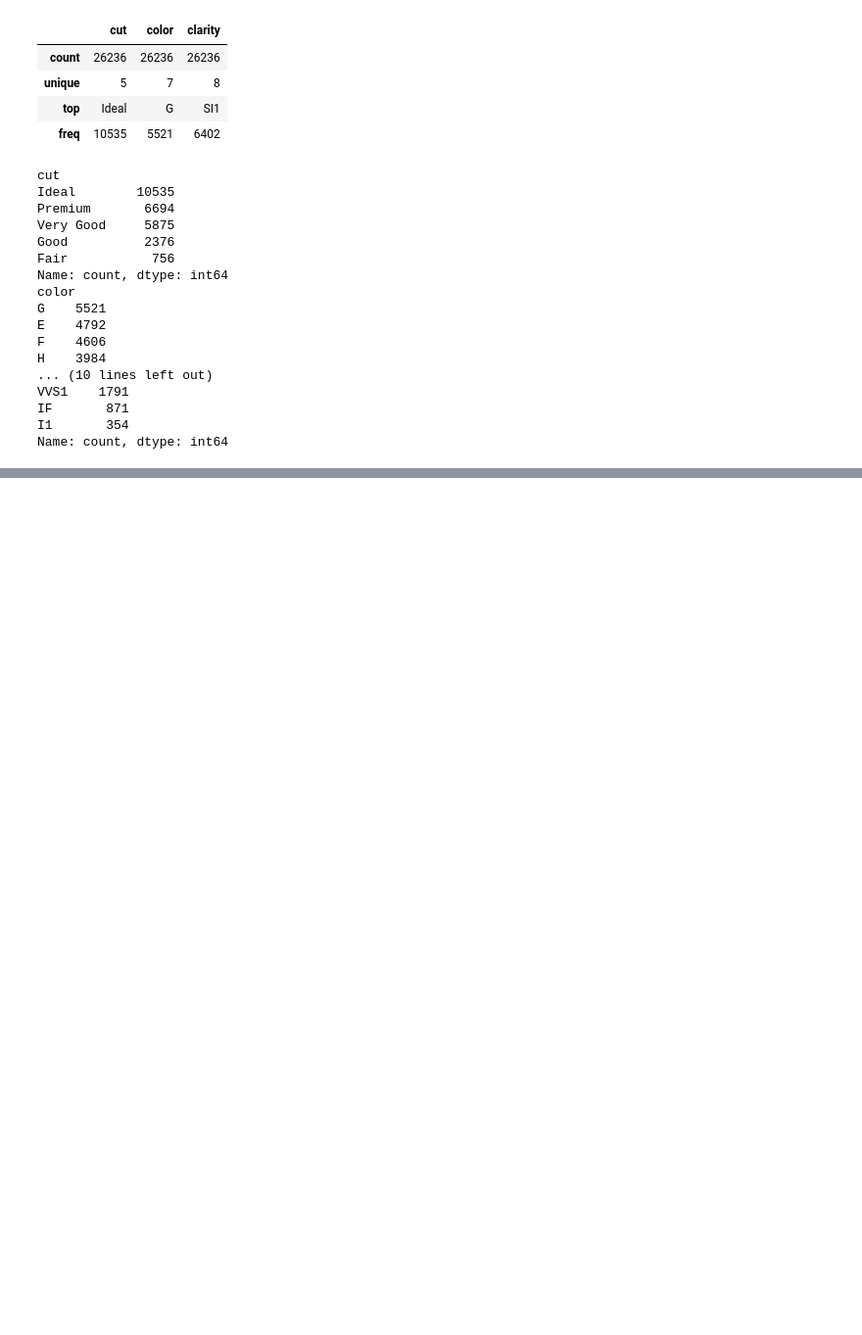
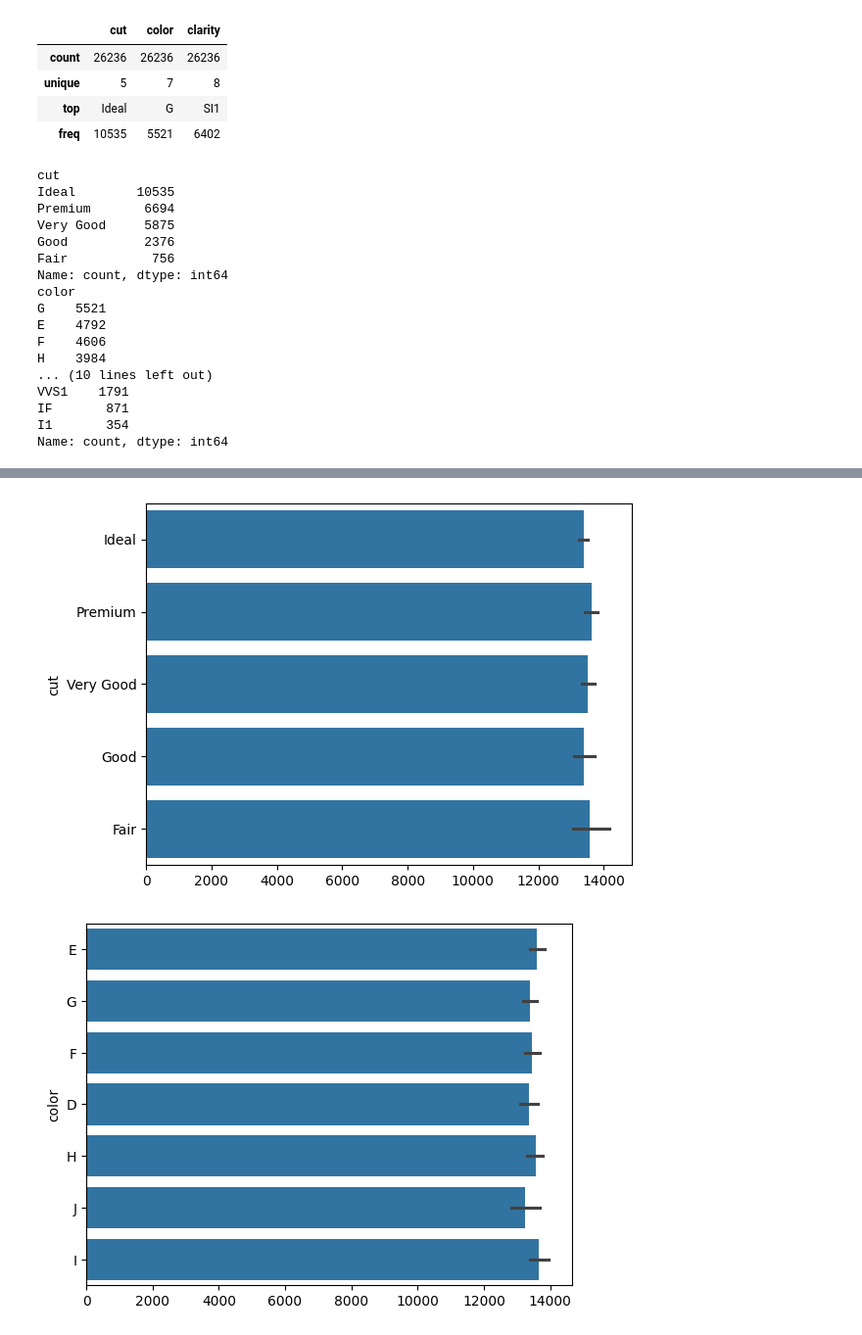
Before and after one commit to lintosunny/Diamond_Price_Prediction, a Jupyter notebook: notebooks/research.ipynb, the cells around one changed output, grey strips where cells are left out. Shown: that part at 98% size. Saved outputs shown, nothing was run; the diff lists cells and outputs as text; code cells hidden in the pictures; blank space fills up the shorter version.

```diff
--- a/notebooks/research.ipynb
+++ b/notebooks/research.ipynb
@@ -137,0 +158,8 @@ Name: count, dtype: int64
+# %%
+for col in cat_col:
+    sns.barplot(data[col])
+    print("\n")
+    plt.show()
+# %% [output]
+[figure, added]
+[figure, added]
```
Also changed, not shown: parts of 12 cells of this notebook, 1 other file.
